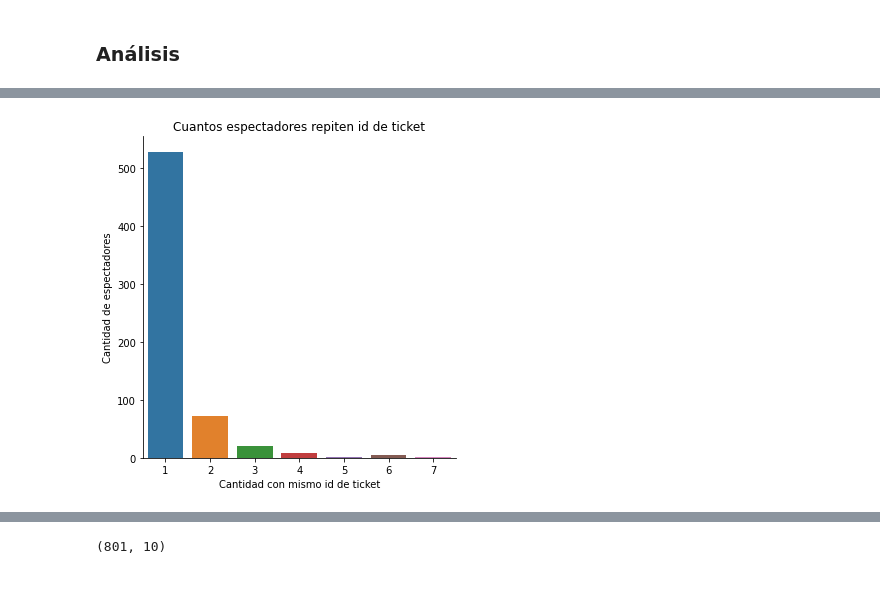
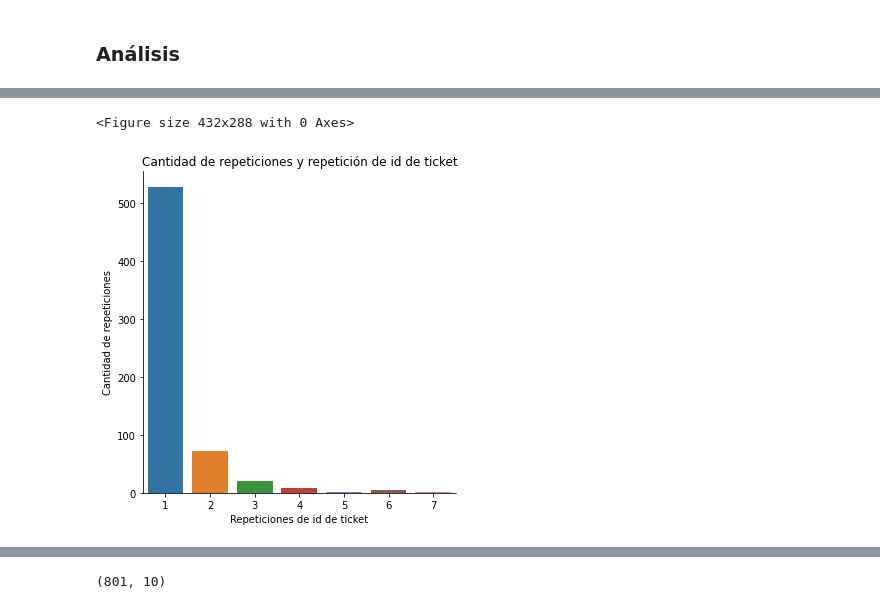
Before and after one commit to javierleyes/FiuMark, a Jupyter notebook: TP-1.ipynb, the cells around one changed output, grey strips where cells are left out. Drawn from its saved outputs; the diff is of its cells as text; code cells hidden in the pictures.

```diff
--- a/TP-1.ipynb
+++ b/TP-1.ipynb
@@ -129,17 +120,19 @@ Name: id_ticket, Length: 635, dtype: int64
 # %%
 df_aux = df.id_ticket.value_counts().reset_index()
 df_aux.columns.values[-1] = 'cantidad_espectadores'
 df_aux = df_aux[["cantidad_espectadores"]].value_counts().reset_index()
 df_aux.columns.values[-1] = 'count'
 
+plt.figure()
 sns.catplot(data=df_aux, x='cantidad_espectadores', y='count', kind='bar')
 
-plt.title('Cuantos espectadores repiten id de ticket')
-plt.ylabel("Cantidad de espectadores")
-plt.xlabel("Cantidad con mismo id de ticket")
+plt.title('Cantidad de repeticiones y repetición de id de ticket')
+plt.ylabel("Cantidad de repeticiones")
+plt.xlabel("Repeticiones de id de ticket")
 plt.show()
 # %% [output]
+<Figure size 432x288 with 0 Axes>
-[figure, old version]
+[figure, new version]
 # %%
 # Eliminamos las columna "id_ticket" porque no nos aporta información relavante para la predicción
 df.drop(columns= 'id_ticket', inplace=True)
```
Also changed, not shown: parts of 46 cells of this notebook.
